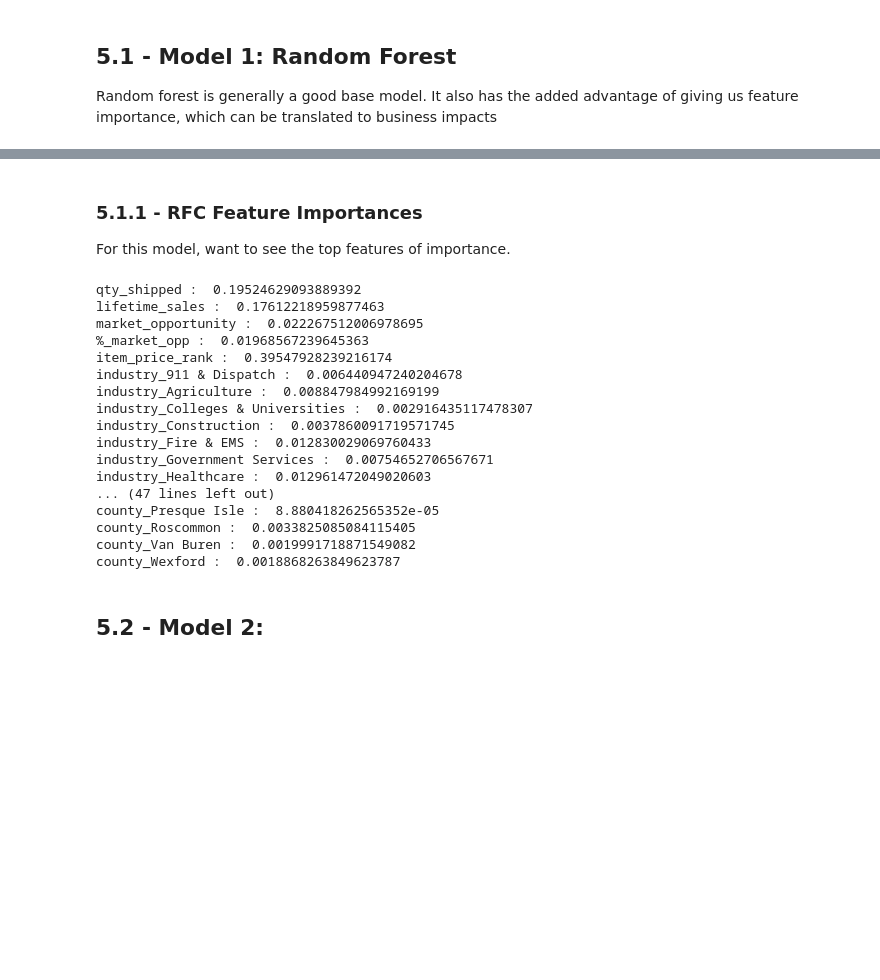
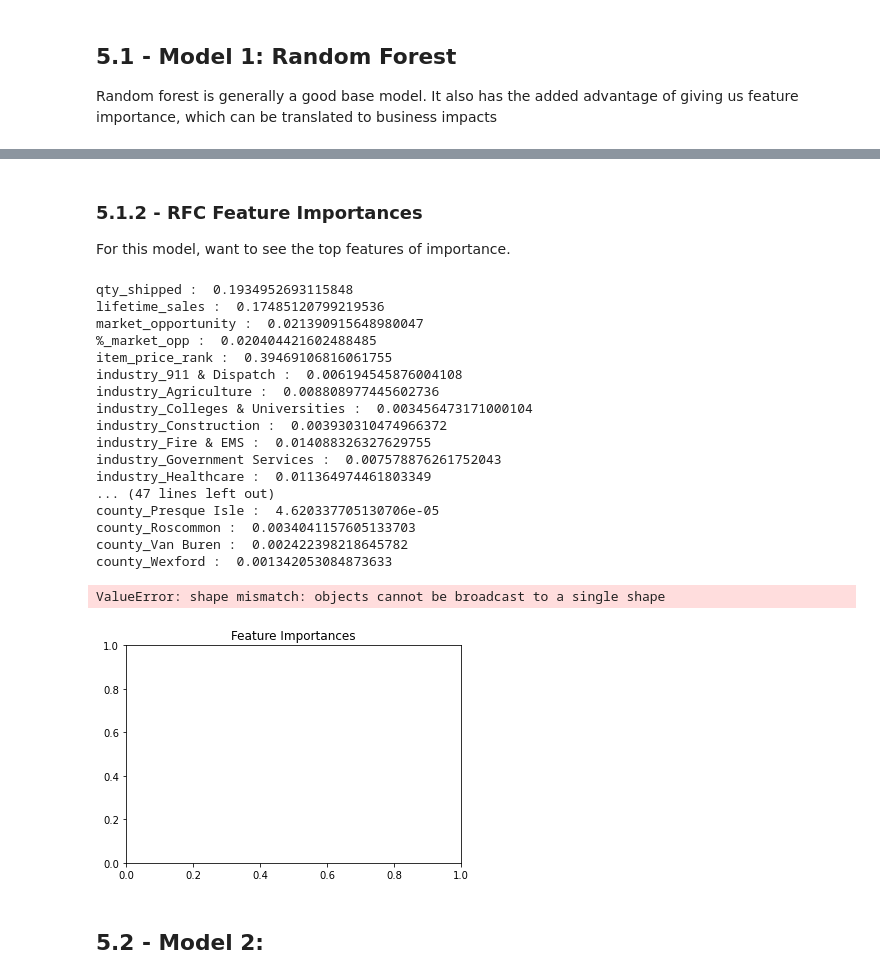
Before and after one commit to markdurrenberger/Retail_Forecasting, a Jupyter notebook: 4_5Processing_Modeling.ipynb, the cells around one changed output, grey strips where cells are left out. Drawn from its saved outputs; the diff is of its cells as text; code cells hidden in the pictures; blank space fills up the shorter version.

Commit message:
feature importance

```diff
--- a/4_5Processing_Modeling.ipynb
+++ b/4_5Processing_Modeling.ipynb
@@ -436,8 +436,8 @@ data.to_csv('data/processed/data_w_target_feature.csv')
 ## 4.3 Fix Column Data Types
 # %%
 # For reloaded data df when I screwed up below
-data = pd.read_csv('data/processed/data_w_target_feature.csv',
-                   index_col=['customer','invoice_date'])
+#data = pd.read_csv('data/processed/data_w_target_feature.csv',
+#                   index_col=['customer','invoice_date'])
 
 # In all that engineering we lost our data types
 data['industry'] = data['industry'].astype('category')
@@ -536,0 +564,7 @@ weighted avg       0.85      0.88      0.86       488
+# %%
+# Fit best model
+rfc = RandomForestClassifier(max_depth=None,
+                            min_samples_leaf=3,
+                            n_estimators=100)
+model1 = rfc.fit(X_train, y_train)
+y_pred1 = model1.predict(X_test)
@@ -537,5 +582,5 @@ weighted avg       0.85      0.88      0.86       488
 # %% [markdown]
-### 5.1.1 - RFC Feature Importances
+### 5.1.2 - RFC Feature Importances
 
 For this model, want to see the top features of importance.
 # %%
@@ -544,23 +589,41 @@ for name, importance in zip(data.drop(['target','first_sale'], axis=1),
                             model_1.feature_importances_):
     print(name, ': ', importance)
 # %% [output]
-qty_shipped :  0.19524629093889392
-lifetime_sales :  0.17612218959877463
-market_opportunity :  0.022267512006978695
-%_market_opp :  0.01968567239645363
-item_price_rank :  0.39547928239216174
-industry_911 & Dispatch :  0.006440947240204678
-industry_Agriculture :  0.008847984992169199
-industry_Colleges & Universities :  0.002916435117478307
-industry_Construction :  0.0037860091719571745
-industry_Fire & EMS :  0.012830029069760433
-industry_Government Services :  0.00754652706567671
-industry_Healthcare :  0.012961472049020603
+qty_shipped :  0.1934952693115848
+lifetime_sales :  0.17485120799219536
+market_opportunity :  0.021390915648980047
+%_market_opp :  0.020404421602488485
+item_price_rank :  0.39469106816061755
+industry_911 & Dispatch :  0.006194545876004108
+industry_Agriculture :  0.008808977445602736
+industry_Colleges & Universities :  0.003456473171000104
+industry_Construction :  0.003930310474966372
+industry_Fire & EMS :  0.014088326327629755
+industry_Government Services :  0.007578876261752043
+industry_Healthcare :  0.011364974461803349
 ... (47 lines left out)
-county_Presque Isle :  8.880418262565352e-05
-county_Roscommon :  0.0033825085084115405
-county_Van Buren :  0.0019991718871549082
-county_Wexford :  0.0018868263849623787
+county_Presque Isle :  4.620337705130706e-05
+county_Roscommon :  0.0034041157605133703
+county_Van Buren :  0.002422398218645782
+county_Wexford :  0.001342053084873633
+# %%
+# Plot the relative importances
+features = data.drop(['target','first_sale'], axis=1).columns
+importances = model1.feature_importances_
+indices = np.argsort(importances)
+
+plt.title('Feature Importances')
+plt.barh(range(10), importances[indices], color='b', align='center')
+plt.yticks(10), [features[i] for i in range(10)]
+plt.xlabel('Relative Importances')
+
+plt.tight_layout()
+plt.savefig('figures/feature_importances.png')
+
+plt.show()
+# %% [output]
+ValueError: shape mismatch: objects cannot be broadcast to a single shape
+[figure, added]
 # %% [markdown]
 ## 5.2 - Model 2:
 # %% [markdown]
```
Also changed, not shown: parts of 11 cells of this notebook, 6 other files.
